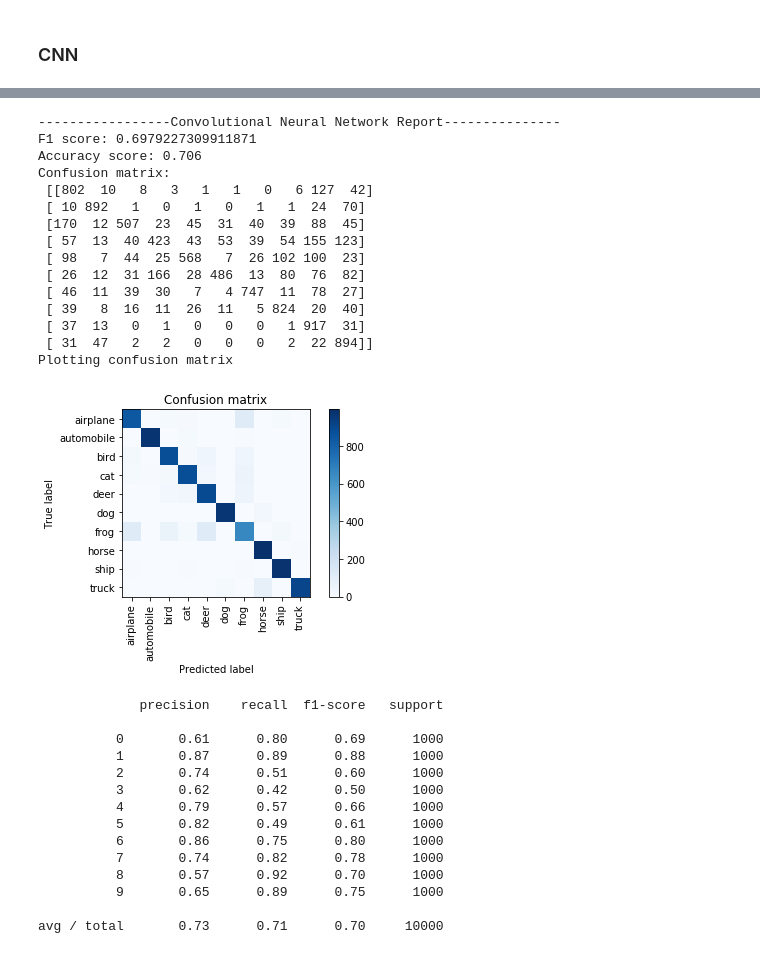
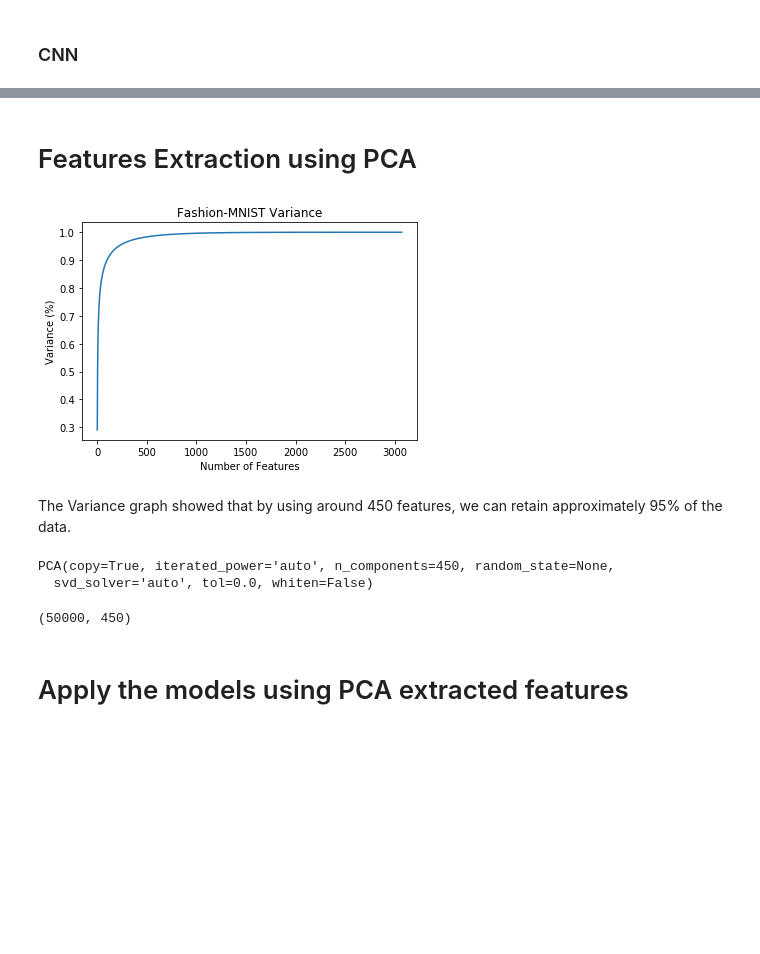
Before and after one commit to hgdangkhoi/Image-Classification-with-Fashion-MNIST-and-CIFAR-10, a Jupyter notebook: Image Classification with Fashion-MNIST and CIFAR-10.ipynb, the cells around one changed output, grey strips where cells are left out. Cells and saved outputs as stored; diff of their text form; code cells hidden in the pictures; blank space fills up the shorter version.

Commit message:
Add PCA for cifar

```diff
--- a/Image Classification with Fashion-MNIST and CIFAR-10.ipynb
+++ b/Image Classification with Fashion-MNIST and CIFAR-10.ipynb
@@ -1427,10 +1429,10 @@ print(x_test_flat.shape)
 (50000, 3072)
 (10000, 3072)
 # %%
-y_train_flat = y_train.reshape(y_train.shape[0], )
-y_test_flat = y_test.reshape(y_test.shape[0], )
-print(y_train_flat.shape)
-print(y_test_flat.shape)
+y_train = y_train.reshape(y_train.shape[0], )
+y_test = y_test.reshape(y_test.shape[0], )
+print(y_train.shape)
+print(y_test.shape)
 # %% [output]
 (50000,)
 (10000,)
@@ -1807,38 +1804,30 @@ print("Confusion matrix: \n", cnn_cm_cifar)
 print('Plotting confusion matrix')
 
 plt.figure()
-plot_confusion_matrix(cnn_cm_mnist, labelNames)
+plot_confusion_matrix(cnn_cm_cifar, labelNames)
 plt.show()
 
 print(metrics.classification_report(y_true, cnn_pred_cifar))
-# %% [output]
------------------Convolutional Neural Network Report---------------
-F1 score: 0.6979227309911871
-Accuracy score: 0.706
-Confusion matrix:
- [[802  10   8   3   1   1   0   6 127  42]
- [ 10 892   1   0   1   0   1   1  24  70]
- [170  12 507  23  45  31  40  39  88  45]
- [ 57  13  40 423  43  53  39  54 155 123]
- [ 98   7  44  25 568   7  26 102 100  23]
- [ 26  12  31 166  28 486  13  80  76  82]
- [ 46  11  39  30   7   4 747  11  78  27]
- [ 39   8  16  11  26  11   5 824  20  40]
- [ 37  13   0   1   0   0   0   1 917  31]
- [ 31  47   2   2   0   0   0   2  22 894]]
-Plotting confusion matrix
-[figure, removed]
-             precision    recall  f1-score   support
-
-          0       0.61      0.80      0.69      1000
-          1       0.87      0.89      0.88      1000
-          2       0.74      0.51      0.60      1000
-          3       0.62      0.42      0.50      1000
-          4       0.79      0.57      0.66      1000
-          5       0.82      0.49      0.61      1000
-          6       0.86      0.75      0.80      1000
-          7       0.74      0.82      0.78      1000
-          8       0.57      0.92      0.70      1000
-          9       0.65      0.89      0.75      1000
-
-avg / total       0.73      0.71      0.70     10000
+# %% [markdown]
+# Features Extraction using PCA
+# %%
+# fit the PCA with the training data
+pca = PCA().fit(x_train_flat)
+
+# Plot the cumulative sum of eigenvalues
+plt.figure()
+plt.plot(np.cumsum(pca.explained_variance_ratio_))
+plt.xlabel('Number of Features')
+plt.ylabel('Variance (%)') #for each component
+plt.title('Fashion-MNIST Variance')
+plt.show()
+# %% [output]
+[figure, added]
+# %% [markdown]
+The Variance graph showed that by using around 450 features, we can retain approximately 95% of the data.
+# %%
+pca = PCA(n_components=450)
+pca.fit(x_train_flat)
+# %% [output]
+PCA(copy=True, iterated_power='auto', n_components=450, random_state=None,
+  svd_solver='auto', tol=0.0, whiten=False)
@@ -1844,0 +1837,6 @@ avg / total       0.73      0.71      0.70     10000
+# %%
+x_train_pca.shape
+# %% [output]
+(50000, 450)
+# %% [markdown]
+# Apply the models using PCA extracted features
```
Also changed, not shown: parts of 11 cells of this notebook.
